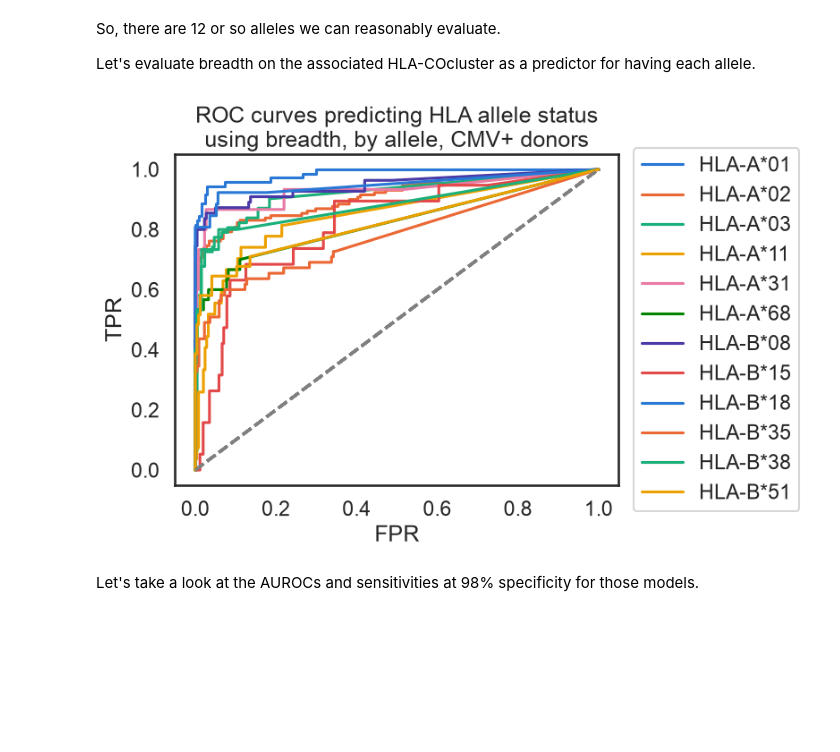
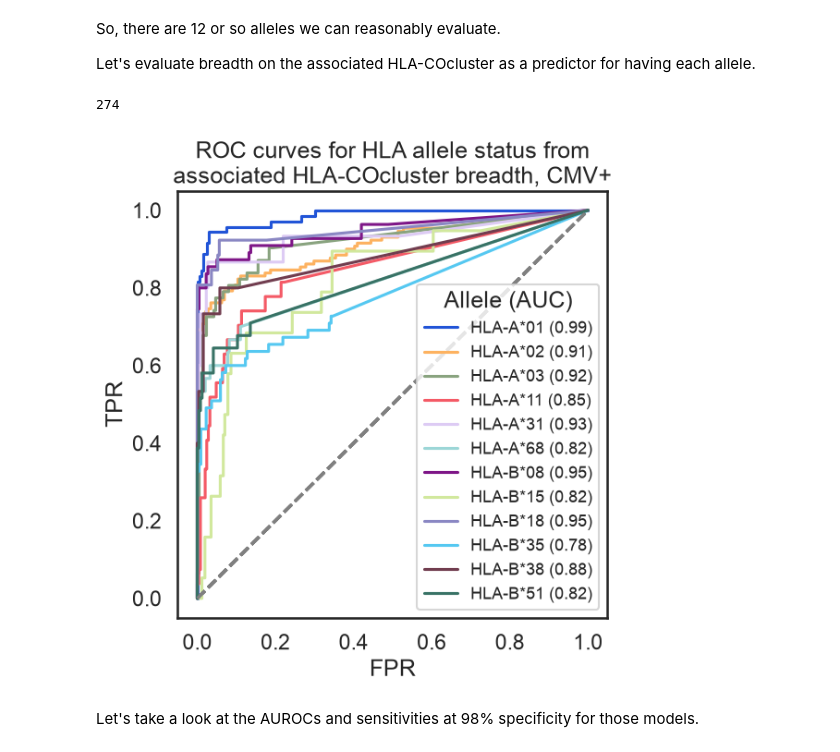
Before and after one commit to dhmay/CMVividly, a Jupyter notebook: notebooks/05_predict_cmv_hla_emerson.ipynb, the cells around one changed output. Saved outputs shown, nothing was run; the diff lists cells and outputs as text; code cells hidden in the pictures; blank space fills up the shorter version.

```diff
--- a/notebooks/05_predict_cmv_hla_emerson.ipynb
+++ b/notebooks/05_predict_cmv_hla_emerson.ipynb
@@ -315,9 +315,10 @@ pdf_tcr_matches_2026["hla_for_join"] = pdf_tcr_matches_2026.hla.apply(
 pdf_sample_metadata_withhla_cmvpos = pdf_sample_metadata_withhla[pdf_sample_metadata_withhla.cmv_status == 1]
 
 
-def calc_rocs_all_models(pdf_metadata, title_suffix):
+def calc_rocs_all_models(pdf_metadata, title_suffix, ax=None):
     rows = []
-    f, ax = plt.subplots()
+    if ax is None:
+        f, ax = plt.subplots()
 
     for allele in alleles_enough_cmvpos_with_hlacocluster:
         allele_for_join = allele[len("HLA-"):] + ":01"
@@ -342,16 +343,49 @@ def calc_rocs_all_models(pdf_metadata, title_suffix):
             "sens_98_spec_breadth": sens_98_spec_breadth
         })
         plot_roc(pdf_rowcounts_this_allele_withmeta,
-                 "breadth", label_col=allele, ax=ax, label=allele)
-    ax.set_title(f"ROC curves predicting HLA allele status\nusing breadth, by allele, {title_suffix}")
+                 "breadth", label_col=allele, ax=ax, label=f"{allele} ({auroc_breadth:.2f})")
+    ax.set_title(f"ROC curves for HLA allele status from\nassociated HLA-COcluster breadth, {title_suffix}")
     ax.legend(bbox_to_anchor=(1.01, 1.05), loc='upper left')
 
     pdf_allele_aurocs = pd.DataFrame(rows).sort_values("auroc_breadth", ascending=False)
     return pdf_allele_aurocs
-
-pdf_allele_aurocs_cmvpos = calc_rocs_all_models(pdf_sample_metadata_withhla_cmvpos, "CMV+ donors")
-# %% [output]
-[figure, removed]
+# %%
+TS_PALETTE_COLORS = [
+    "#2154D7",  # blue
+    "#FDB260",  # orange
+    "#89A37F",  # grey-green
+    "#F45A66",  # red
+    "#DDCBF4",  # lilac
+    "#9CD6D7",  # aqua
+    "#7E1687",  # purple
+    "#D1E89D",  # light green
+    "#8A87C3",  # purple-grey
+    "#55C8F1",  # vivid blue
+    "#713D4F",  # brown
+    "#387265",  # dark green
+    "#A05568",  # maroon
+    "#C576C7",  # light purple
+    "#CAA435",  # mustard
+    "#26F91C",  # vivid lime
+    "#0DFFBF",  # bright aqua
+    "#FC1622",  # bright red
+    "#B1B6B9",  # grey
+]
+
+TS_PALETTE = sns.color_palette(TS_PALETTE_COLORS)
+sns.set_palette(TS_PALETTE)
+# %%
+len(pdf_sample_metadata_withhla_cmvpos)
+# %% [output]
+274
+# %%
+f, ax = plt.subplots()
+pdf_allele_aurocs_cmvpos = calc_rocs_all_models(pdf_sample_metadata_withhla_cmvpos, "CMV+", ax=ax)
+ax.legend(title="Allele (AUC)", bbox_to_anchor=(1, 0), loc='lower right',
+         fontsize=13)
+f.set_size_inches(6, 6)
+# %% [output]
+[figure, added]
 # %% [markdown]
 Let's take a look at the AUROCs and sensitivities at 98% specificity for those models.
 # %%
```
Also changed, not shown: parts of 2 cells of this notebook, 1 other file.
